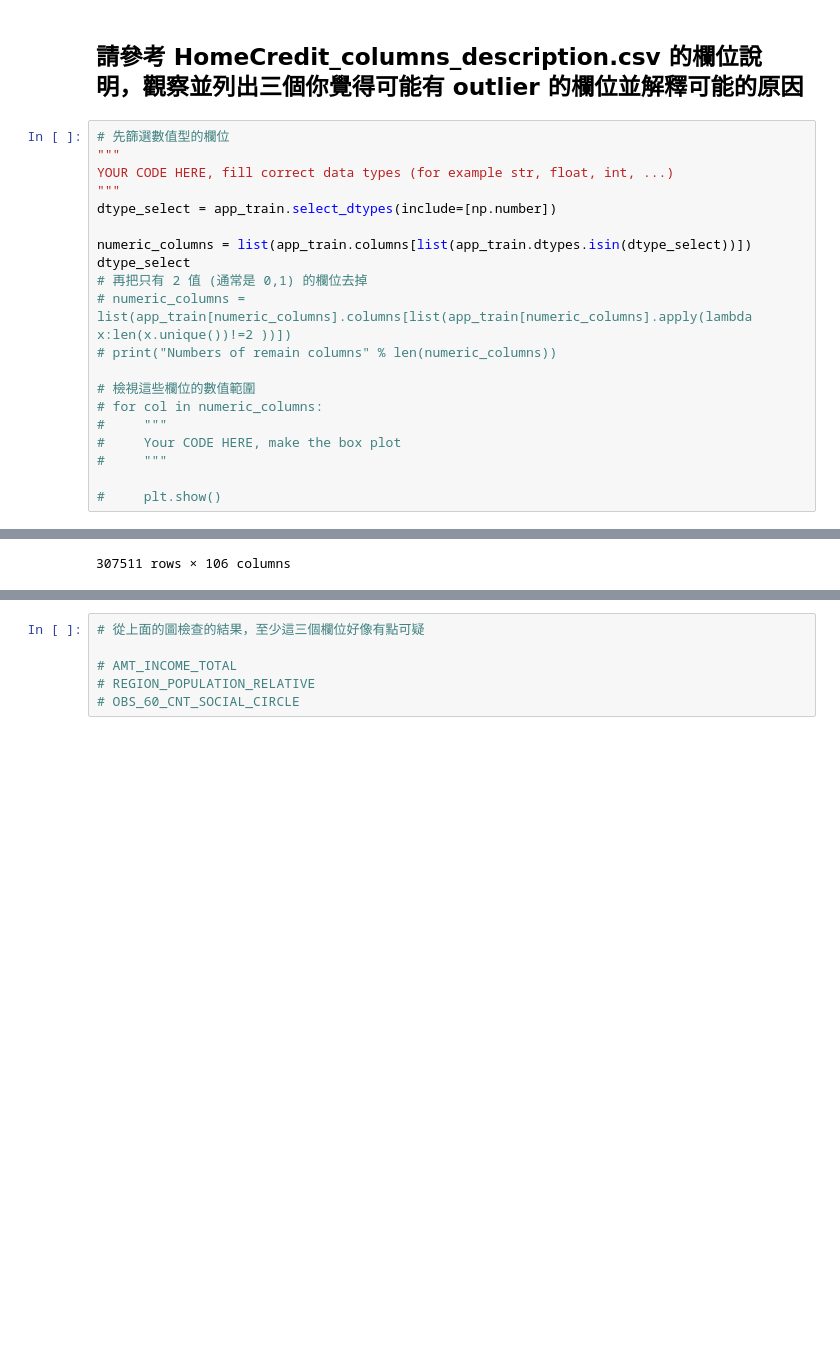
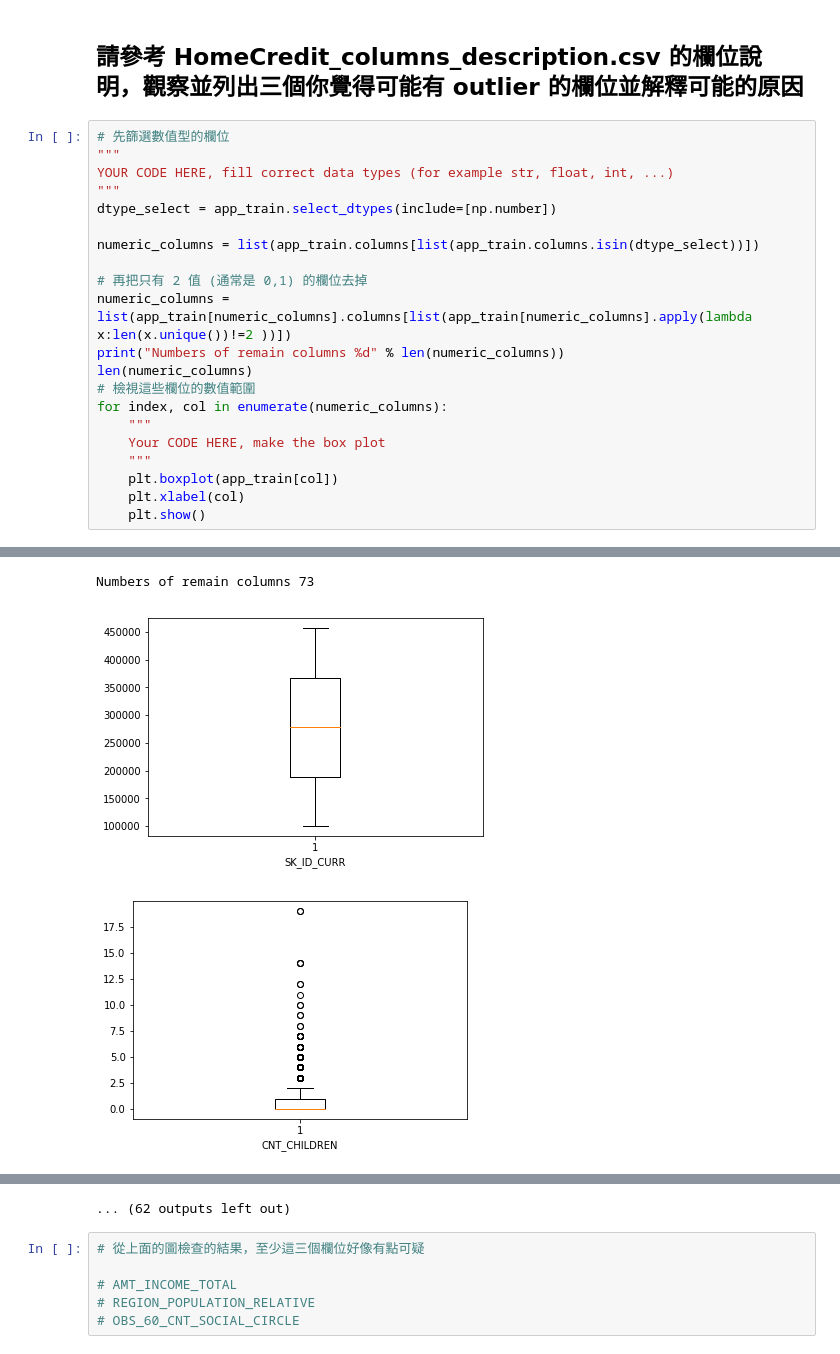
Before and after one commit to huzhecheng/ML100-Days, a Jupyter notebook: Day_006_HW.ipynb, the cells around one changed output, grey strips where cells are left out. Drawn from its saved outputs; the diff is of its cells as text; blank space fills up the shorter version.

```diff
--- a/Day_006_HW.ipynb
+++ b/Day_006_HW.ipynb
@@ -37,17 +37,18 @@ YOUR CODE HERE, fill correct data types (for example str, float, int, ...)
 """
 dtype_select = app_train.select_dtypes(include=[np.number])
 
-numeric_columns = list(app_train.columns[list(app_train.dtypes.isin(dtype_select))])
-dtype_select
+numeric_columns = list(app_train.columns[list(app_train.columns.isin(dtype_select))])
+
 # 再把只有 2 值 (通常是 0,1) 的欄位去掉
-# numeric_columns = list(app_train[numeric_columns].columns[list(app_train[numeric_columns].apply(lambda x:len(x.unique())!=2 ))])
-# print("Numbers of remain columns" % len(numeric_columns))
-
+numeric_columns = list(app_train[numeric_columns].columns[list(app_train[numeric_columns].apply(lambda x:len(x.unique())!=2 ))])
+print("Numbers of remain columns %d" % len(numeric_columns))
+len(numeric_columns)
 # 檢視這些欄位的數值範圍
-# for col in numeric_columns:
-#     """
-#     Your CODE HERE, make the box plot
-#     """
-
-#     plt.show()
+for index, col in enumerate(numeric_columns):
+    """
+    Your CODE HERE, make the box plot
+    """
+    plt.boxplot(app_train[col])
+    plt.xlabel(col)
+    plt.show()
 # %% [output]
@@ -71 +55,3 @@ dtype_select
-307511 rows × 106 columns
+Numbers of remain columns 73
+[figure, added]
+[figure, added]
@@ -72,3 +67,4 @@ dtype_select
+... (62 outputs left out)
 # %%
 # 從上面的圖檢查的結果，至少這三個欄位好像有點可疑
 
```
Also changed, not shown: parts of 6 cells of this notebook.
